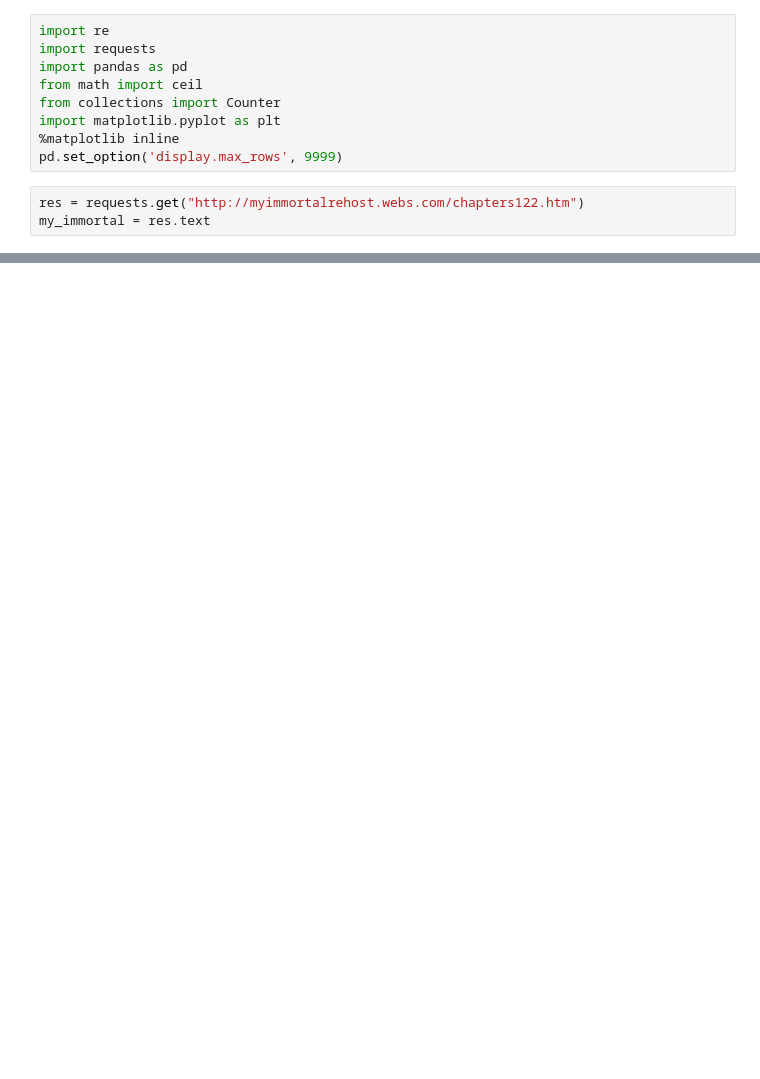
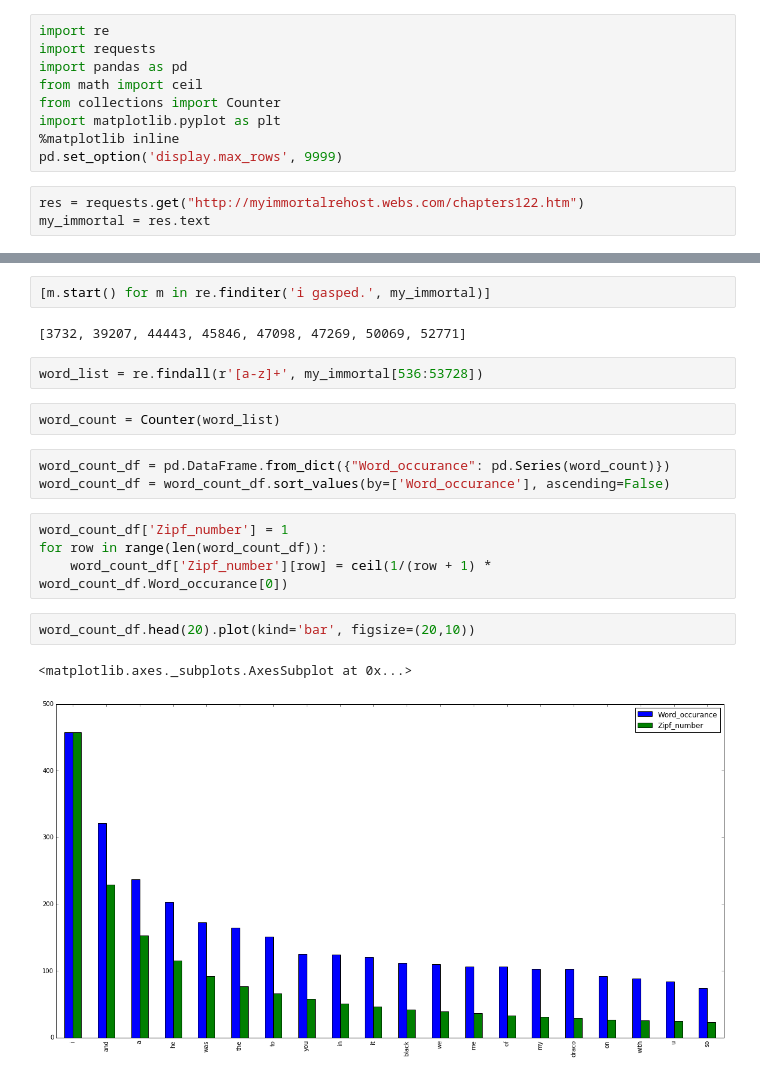
Before and after one commit to BarnetteME1/Zipf-s-law, a Jupyter notebook: My Immortal.ipynb, the cells around one changed output, grey strips where cells are left out. Cells and saved outputs as stored; diff of their text form; blank space fills up the shorter version.

Commit message:
W&P and My Immortal done

```diff
--- a/My Immortal.ipynb
+++ b/My Immortal.ipynb
@@ -21,0 +23,20 @@ my_immortal
+# %%
+[m.start() for m in re.finditer('i gasped.', my_immortal)]
+# %% [output]
+[3732, 39207, 44443, 45846, 47098, 47269, 50069, 52771]
+# %%
+word_list = re.findall(r'[a-z]+', my_immortal[536:53728])
+# %%
+word_count = Counter(word_list)
+# %%
+word_count_df = pd.DataFrame.from_dict({"Word_occurance": pd.Series(word_count)})
+word_count_df = word_count_df.sort_values(by=['Word_occurance'], ascending=False)
+# %%
+word_count_df['Zipf_number'] = 1
+for row in range(len(word_count_df)):
+    word_count_df['Zipf_number'][row] = ceil(1/(row + 1) * word_count_df.Word_occurance[0])
+# %%
+word_count_df.head(20).plot(kind='bar', figsize=(20,10))
+# %% [output]
+<matplotlib.axes._subplots.AxesSubplot at 0x...>
+[figure, added]
```
Also changed, not shown: parts of 5 cells of this notebook, 2 other files.
